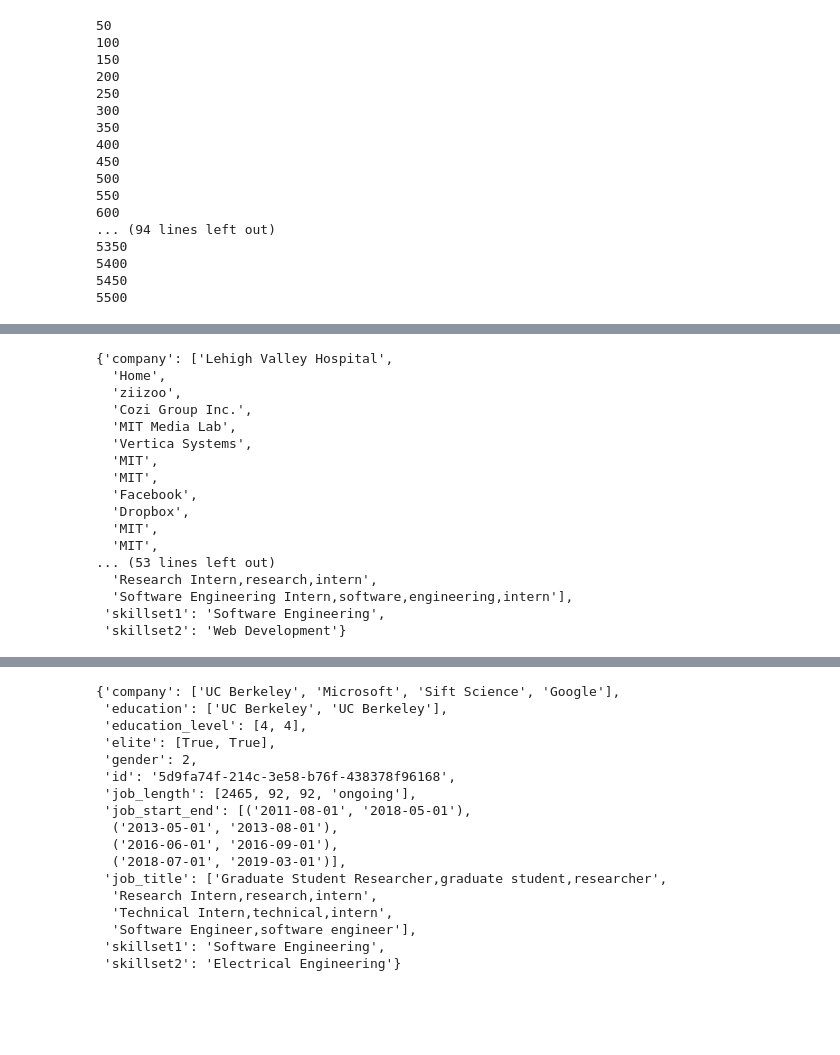
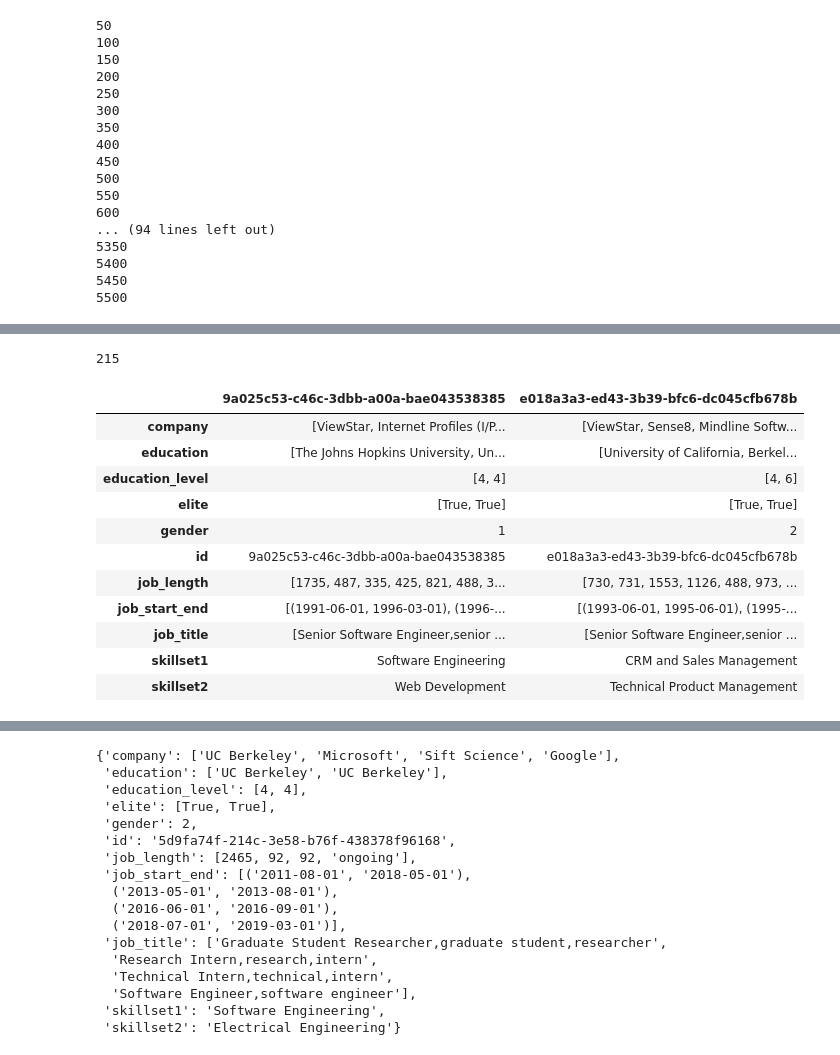
Before and after one commit to hodsonjames/employment, a Jupyter notebook: skill_evolution.ipynb, the cells around one changed output, grey strips where cells are left out. Drawn from its saved outputs; the diff is of its cells as text; code cells hidden in the pictures; blank space fills up the shorter version.

```diff
--- a/skill_evolution.ipynb
+++ b/skill_evolution.ipynb
@@ -364,6 +369,3 @@ def compare_profiles(profile_1, profile_2):
     d = {profile_1: profiles[profile_1].attributes, profile_2: profiles[profile_2].attributes}
     df = pd.DataFrame(d)
     return df
-# %%
-pd.set_option('display.max_colwidth', 50)
-compare_profiles('af64be1e-9816-3ab4-9c34-775c00cafa5e', 'e1545d21-8451-36a3-8c6c-e127d209c670')
@@ -383,20 +372,20 @@ compare_profiles('af64be1e-9816-3ab4-9c34-775c00cafa5e', 'e1545d21-8451-36a3-8c6
-# %%
-profiles['a1c6851f-37a6-36d0-b035-7434f1441b6f'].attributes
-# %% [output]
-{'company': ['Lehigh Valley Hospital',
-  'Home',
-  'ziizoo',
-  'Cozi Group Inc.',
-  'MIT Media Lab',
-  'Vertica Systems',
-  'MIT',
-  'MIT',
-  'Facebook',
-  'Dropbox',
-  'MIT',
-  'MIT',
-... (53 lines left out)
-  'Research Intern,research,intern',
-  'Software Engineering Intern,software,engineering,intern'],
- 'skillset1': 'Software Engineering',
- 'skillset2': 'Web Development'}
+# %%
+print(len(entries))
+# %% [output]
+215
+# %%
+pd.set_option('display.max_colwidth', -1)
+compare_profiles('9a025c53-c46c-3dbb-a00a-bae043538385', 'e018a3a3-ed43-3b39-bfc6-dc045cfb678b')
+# %% [output]
+|  | 9a025c53-c46c-3dbb-a00a-bae043538385 | e018a3a3-ed43-3b39-bfc6-dc045cfb678b |
+| company | [ViewStar, Internet Profiles (I/P... | [ViewStar, Sense8, Mindline Softw... |
+| education | [The Johns Hopkins University, Un... | [University of California, Berkel... |
+| education_level | [4, 4] | [4, 6] |
+| elite | [True, True] | [True, True] |
+| gender | 1 | 2 |
+| id | 9a025c53-c46c-3dbb-a00a-bae043538385 | e018a3a3-ed43-3b39-bfc6-dc045cfb678b |
+| job_length | [1735, 487, 335, 425, 821, 488, 3... | [730, 731, 1553, 1126, 488, 973, ... |
+| job_start_end | [(1991-06-01, 1996-03-01), (1996-... | [(1993-06-01, 1995-06-01), (1995-... |
+| job_title | [Senior Software Engineer,senior ... | [Senior Software Engineer,senior ... |
+| skillset1 | Software Engineering | CRM and Sales Management |
+| skillset2 | Web Development | Technical Product Management |
```
Also changed, not shown: parts of 5 cells of this notebook.
